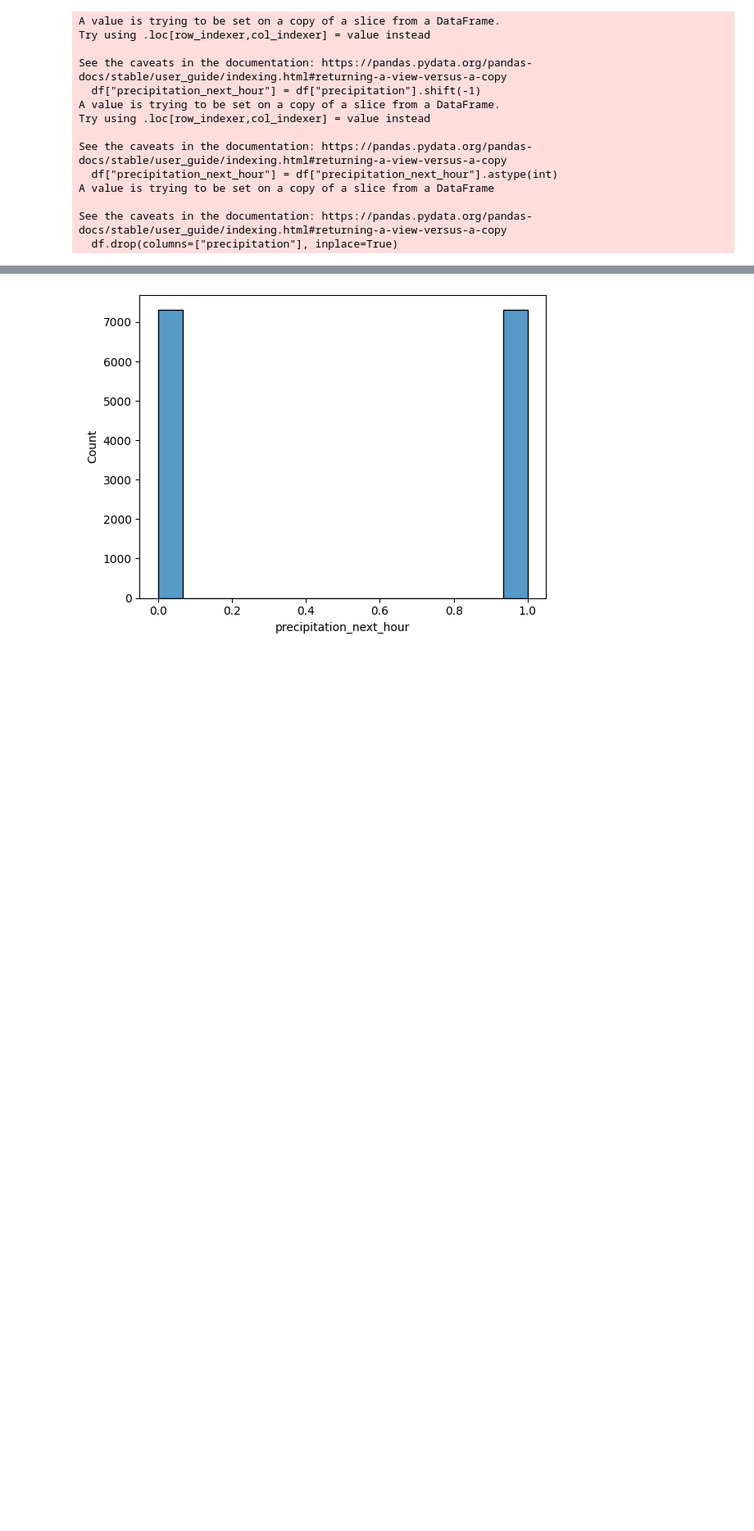
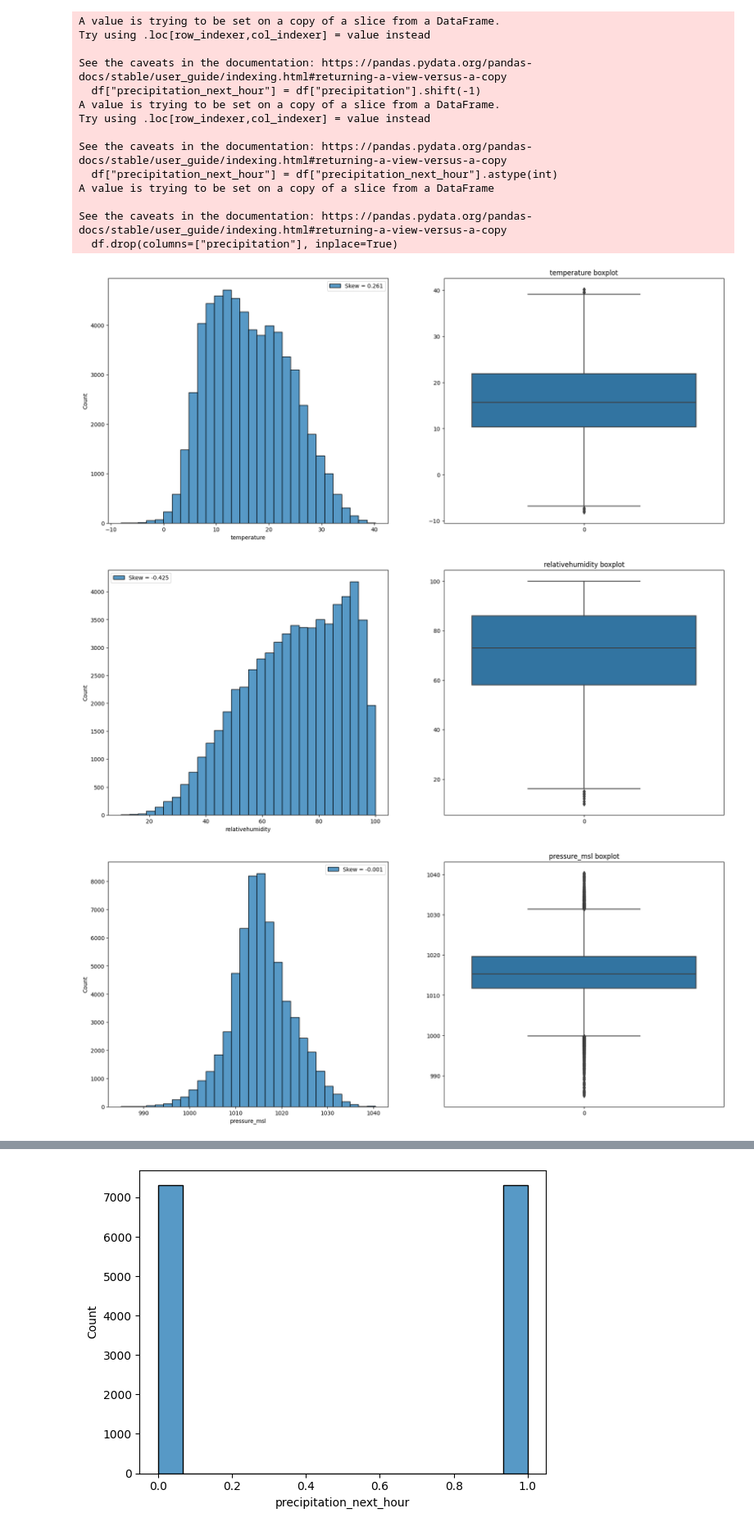
Before and after one commit to aldotestino/eis_project, a Jupyter notebook: model/Rainfall_hourly_corato.ipynb, the cells around one changed output, grey strips where cells are left out. Shown: that part at 82% size. Saved outputs shown, nothing was run; the diff lists cells and outputs as text; code cells hidden in the pictures; blank space fills up the shorter version.

```diff
--- a/model/Rainfall_hourly_corato.ipynb
+++ b/model/Rainfall_hourly_corato.ipynb
@@ -130,3 +130,16 @@ A value is trying to be set on a copy of a slice from a DataFrame
 
 See the caveats in the documentation: https://pandas.pydata.org/pandas-docs/stable/user_guide/indexing.html#returning-a-view-versus-a-copy
   df.drop(columns=["precipitation"], inplace=True)
+# %%
+# ricerca outliers
+for feat in features:
+  fig, (ax1, ax2) = plt.subplots(1,2, figsize=(20,8))
+  skew = df[feat].skew()
+  sns.histplot(df[feat], kde=False, label=f"Skew = {skew:.3f}", bins=30, ax=ax1)
+  ax1.legend(loc="best")
+  sns.boxplot(df[feat], ax=ax2)
+  ax2.set_title(f"{feat} boxplot")
+# %% [output]
+[figure, added]
+[figure, added]
+[figure, added]
```
Also changed, not shown: parts of 7 cells of this notebook, 5 other files.
